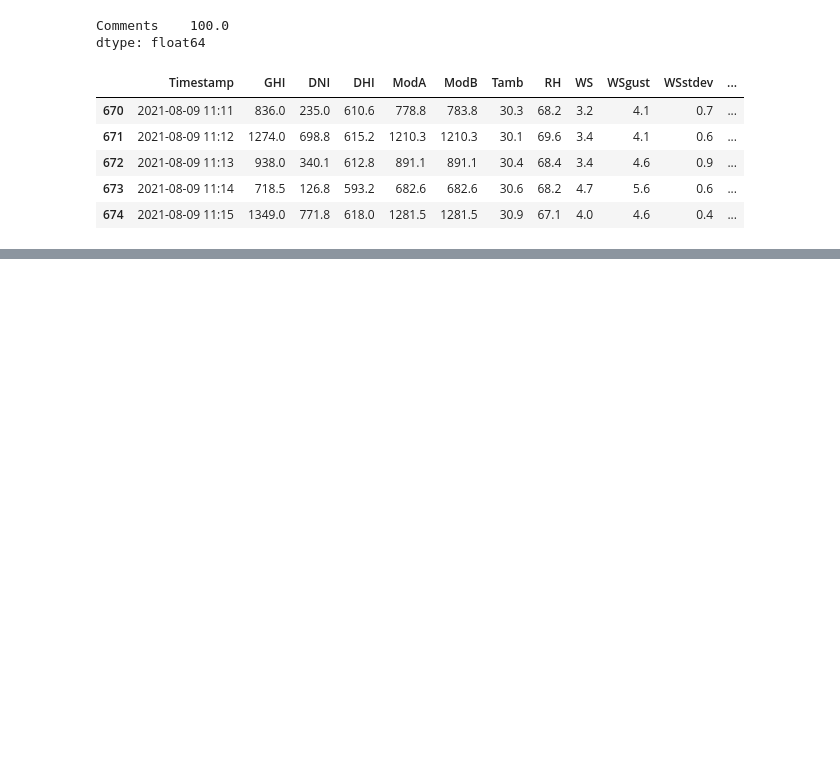
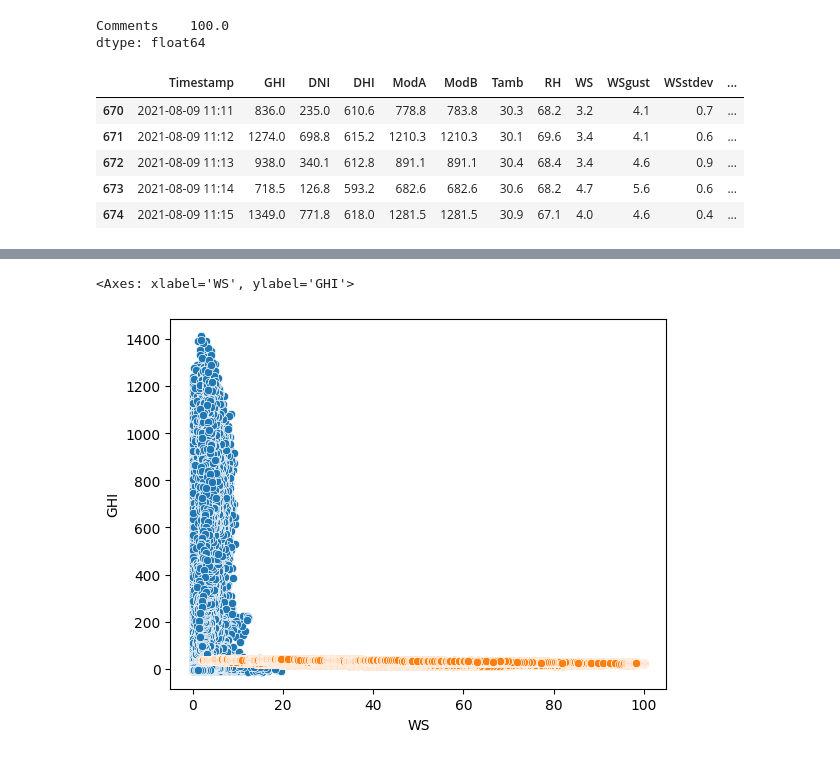
Before and after one commit to Fre-Fentaw27/Solar-Challenge-Week0, a Jupyter notebook: notebooks/benin_eda.ipynb, the cells around one changed output, grey strips where cells are left out. Saved outputs shown, nothing was run; the diff lists cells and outputs as text; code cells hidden in the pictures; blank space fills up the shorter version.

```diff
--- a/notebooks/benin_eda.ipynb
+++ b/notebooks/benin_eda.ipynb
@@ -42,0 +108,7 @@ df_outliers.head()
+# %%
+#Scatter Plots & Wind Analysis
+sns.scatterplot(data=df_clean, x='WS', y='GHI')
+sns.scatterplot(data=df_clean, x='RH', y='Tamb')
+# %% [output]
+<Axes: xlabel='WS', ylabel='GHI'>
+[figure, added]
```
Also changed, not shown: parts of 9 cells of this notebook.
